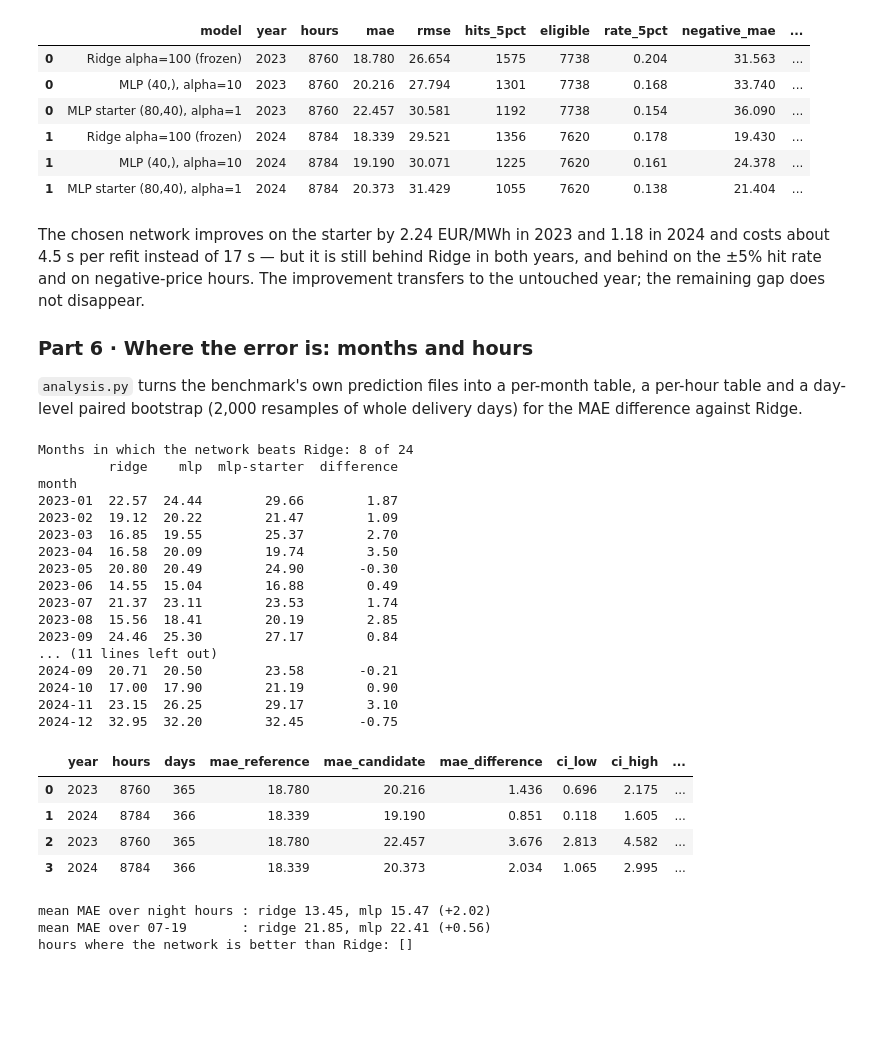
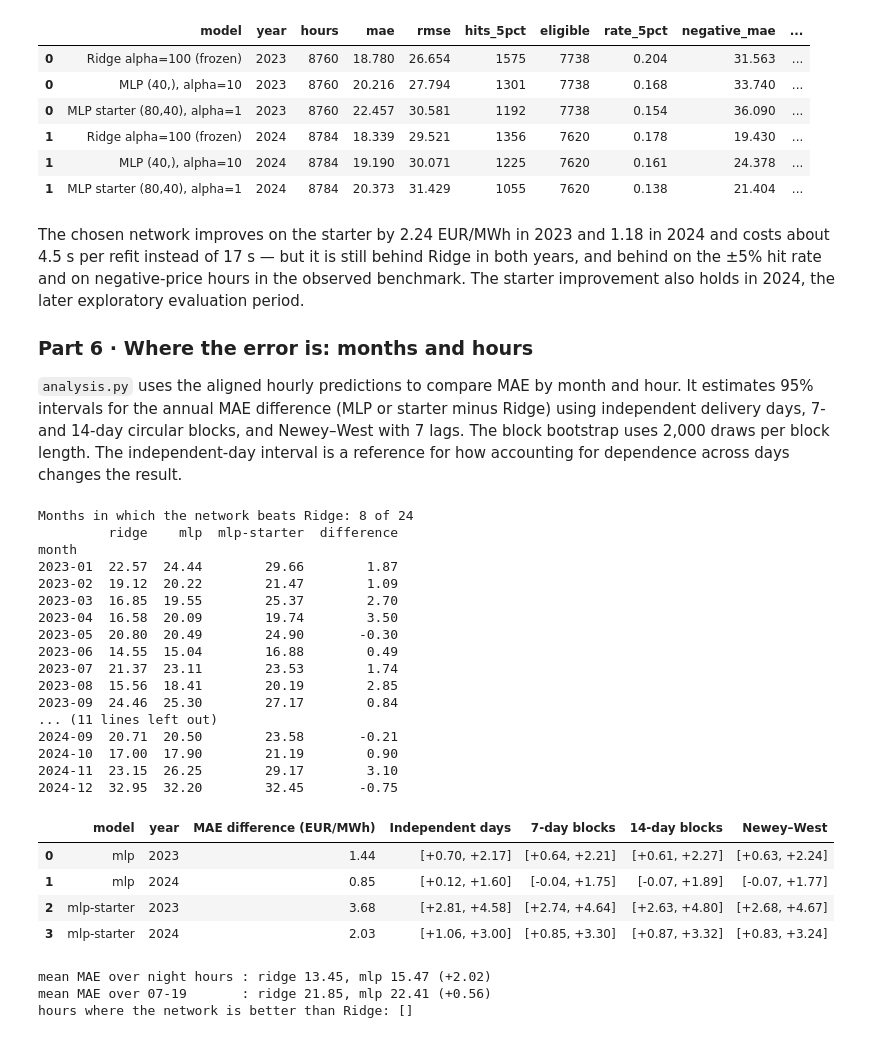
Before and after one commit to ougasta2/CT4DP, a Jupyter notebook: team/d-mlp/mlp.ipynb, the cells around one changed output. Saved outputs shown, nothing was run; the diff lists cells and outputs as text; code cells hidden in the pictures; blank space fills up the shorter version.

Commit message:
Sync MLP notebook with updated benchmark diagnostics

```diff
--- a/team/d-mlp/mlp.ipynb
+++ b/team/d-mlp/mlp.ipynb
@@ -190,46 +197,56 @@ table.round(3).sort_values(['year', 'mae'])
 # %% [markdown]
 The chosen network improves on the starter by 2.24 EUR/MWh in 2023 and 1.18 in 2024 and costs about
 4.5 s per refit instead of 17 s — but it is still behind Ridge in both years, and behind on the ±5% hit
-rate and on negative-price hours. The improvement transfers to the untouched year; the remaining gap
-does not disappear.
+rate and on negative-price hours in the observed benchmark. The starter improvement also holds in
+2024, the later exploratory evaluation period.
 
 ### Part 6 · Where the error is: months and hours
 
-`analysis.py` turns the benchmark's own prediction files into a per-month table, a per-hour table and a
-day-level paired bootstrap (2,000 resamples of whole delivery days) for the MAE difference against Ridge.
+`analysis.py` uses the aligned hourly predictions to compare MAE by month and hour. It estimates
+95% intervals for the annual MAE difference (MLP or starter minus Ridge) using independent delivery
+days, 7- and 14-day circular blocks, and Newey–West with 7 lags. The block bootstrap uses 2,000 draws
+per block length. The independent-day interval is a reference for how accounting for dependence
+across days changes the result.
 # %%
 months = pd.read_csv(WORKSPACE / 'summary' / 'per_month_mae.csv', index_col='month')
 hours = pd.read_csv(WORKSPACE / 'summary' / 'per_hour_mae.csv', index_col='hour')
 bootstrap = pd.read_csv(WORKSPACE / 'summary' / 'paired_bootstrap.csv')
 
 print('Months in which the network beats Ridge:',
       f"{int((months.mlp < months.ridge).sum())} of {len(months)}")
 print(months.assign(difference=lambda f: (f.mlp - f.ridge).round(2)).round(2).to_string())
 print()
-display(pd.DataFrame(bootstrap).round(3))
+intervals = bootstrap[['model', 'year', 'mae_difference']].rename(
+    columns={'mae_difference': 'MAE difference (EUR/MWh)'}
+).round(2)
+for label, suffix in [('Independent days', 'iid'), ('7-day blocks', 'block7'),
+                      ('14-day blocks', 'block14'), ('Newey–West', 'nw')]:
+    bounds = zip(bootstrap[f'ci_low_{suffix}'], bootstrap[f'ci_high_{suffix}'])
+    intervals[label] = [f'[{low:+.2f}, {high:+.2f}]' for low, high in bounds]
+display(intervals)
 # %% [output]
 Months in which the network beats Ridge: 8 of 24
          ridge    mlp  mlp-starter  difference
 month
 2023-01  22.57  24.44        29.66        1.87
 2023-02  19.12  20.22        21.47        1.09
 2023-03  16.85  19.55        25.37        2.70
 2023-04  16.58  20.09        19.74        3.50
 2023-05  20.80  20.49        24.90       -0.30
 2023-06  14.55  15.04        16.88        0.49
 2023-07  21.37  23.11        23.53        1.74
 2023-08  15.56  18.41        20.19        2.85
 2023-09  24.46  25.30        27.17        0.84
 ... (11 lines left out)
 2024-09  20.71  20.50        23.58       -0.21
 2024-10  17.00  17.90        21.19        0.90
 2024-11  23.15  26.25        29.17        3.10
 2024-12  32.95  32.20        32.45       -0.75
-|  | year | hours | days | mae_reference | mae_candidate | mae_difference | ci_low | ci_high | ... |
-| 0 | 2023 | 8760 | 365 | 18.780 | 20.216 | 1.436 | 0.696 | 2.175 | ... |
-| 1 | 2024 | 8784 | 366 | 18.339 | 19.190 | 0.851 | 0.118 | 1.605 | ... |
-| 2 | 2023 | 8760 | 365 | 18.780 | 22.457 | 3.676 | 2.813 | 4.582 | ... |
-| 3 | 2024 | 8784 | 366 | 18.339 | 20.373 | 2.034 | 1.065 | 2.995 | ... |
+|  | model | year | MAE difference (EUR/MWh) | Independent days | 7-day blocks | 14-day blocks | Newey–West |
+| 0 | mlp | 2023 | 1.44 | [+0.70, +2.17] | [+0.64, +2.21] | [+0.61, +2.27] | [+0.63, +2.24] |
+| 1 | mlp | 2024 | 0.85 | [+0.12, +1.60] | [-0.04, +1.75] | [-0.07, +1.89] | [-0.07, +1.77] |
+| 2 | mlp-starter | 2023 | 3.68 | [+2.81, +4.58] | [+2.74, +4.64] | [+2.63, +4.80] | [+2.68, +4.67] |
+| 3 | mlp-starter | 2024 | 2.03 | [+1.06, +3.00] | [+0.85, +3.30] | [+0.87, +3.32] | [+0.83, +3.24] |
 # %%
 night = hours[hours.index.isin([0, 1, 2, 3, 4, 5, 21, 22, 23])]
 day = hours[hours.index.isin(range(7, 20))]
```
Also changed, not shown: parts of 3 cells of this notebook.
